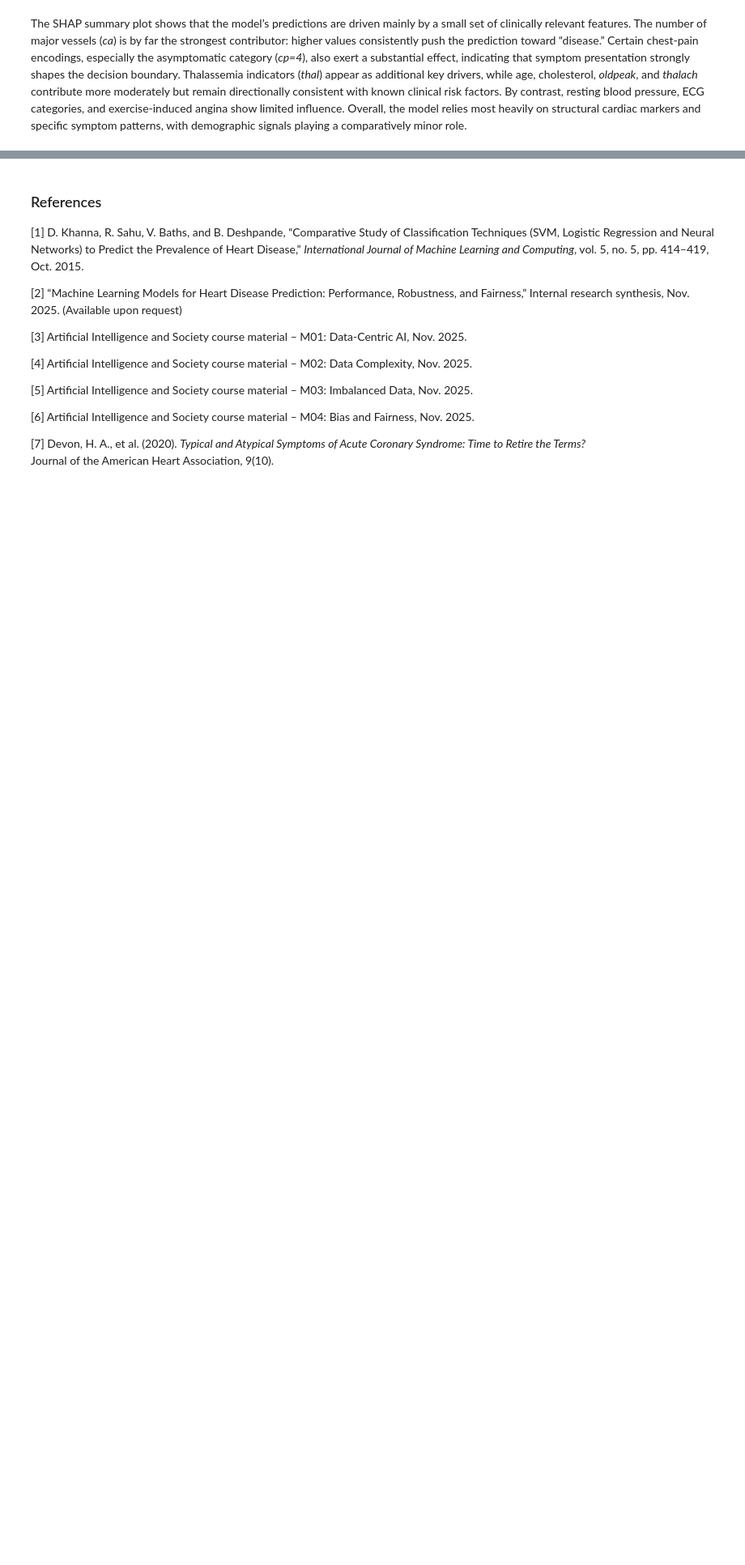
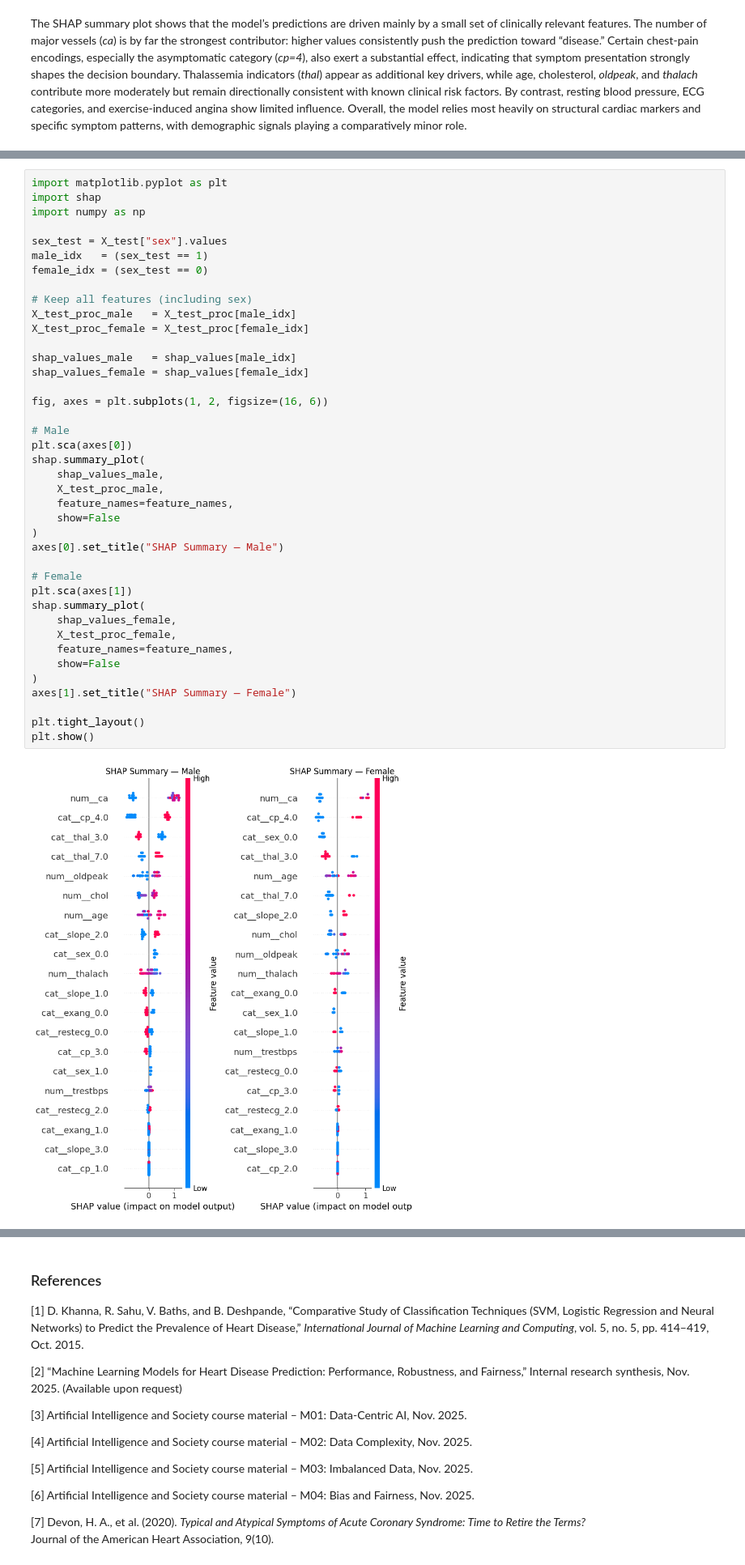
Before and after one commit to Mihalachee/Phenotypic-Bias-in-Heart-Disease-Prediction, a Jupyter notebook: indiviual.ipynb, the cells around one changed output, grey strips where cells are left out. Shown at 81% size. Cells and saved outputs as stored; diff of their text form; blank space fills up the shorter version.

Commit message:
shap local

```diff
--- a/indiviual.ipynb
+++ b/indiviual.ipynb
@@ -2064,0 +2069,42 @@ The SHAP summary plot shows that the model’s predictions are driven mainly by
+# %%
+import matplotlib.pyplot as plt
+import shap
+import numpy as np
+
+sex_test = X_test["sex"].values
+male_idx   = (sex_test == 1)
+female_idx = (sex_test == 0)
+
+# Keep all features (including sex)
+X_test_proc_male   = X_test_proc[male_idx]
+X_test_proc_female = X_test_proc[female_idx]
+
+shap_values_male   = shap_values[male_idx]
+shap_values_female = shap_values[female_idx]
+
+fig, axes = plt.subplots(1, 2, figsize=(16, 6))
+
+# Male
+plt.sca(axes[0])
+shap.summary_plot(
+    shap_values_male,
+    X_test_proc_male,
+    feature_names=feature_names,
+    show=False
+)
+axes[0].set_title("SHAP Summary — Male")
+
+# Female
+plt.sca(axes[1])
+shap.summary_plot(
+    shap_values_female,
+    X_test_proc_female,
+    feature_names=feature_names,
+    show=False
+)
+axes[1].set_title("SHAP Summary — Female")
+
+plt.tight_layout()
+plt.show()
+# %% [output]
+[figure, added]
```
Also changed, not shown: parts of 16 cells of this notebook.
